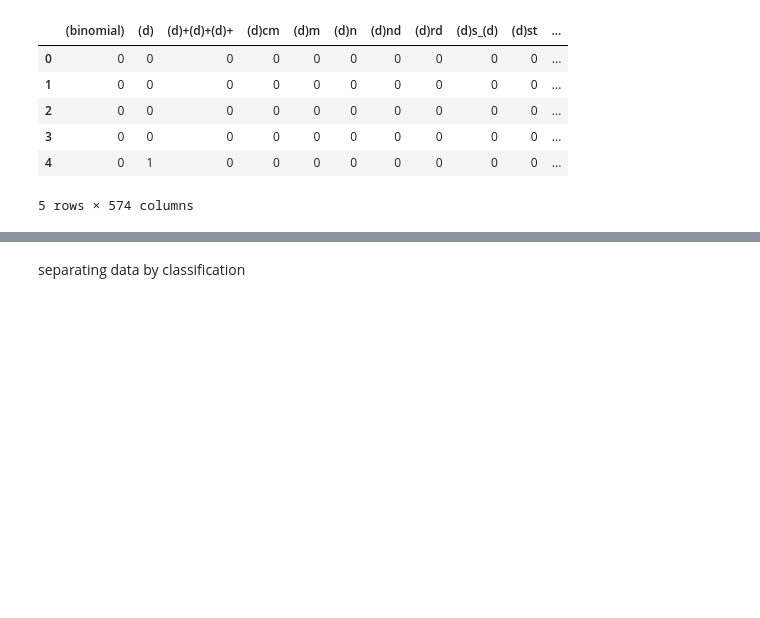
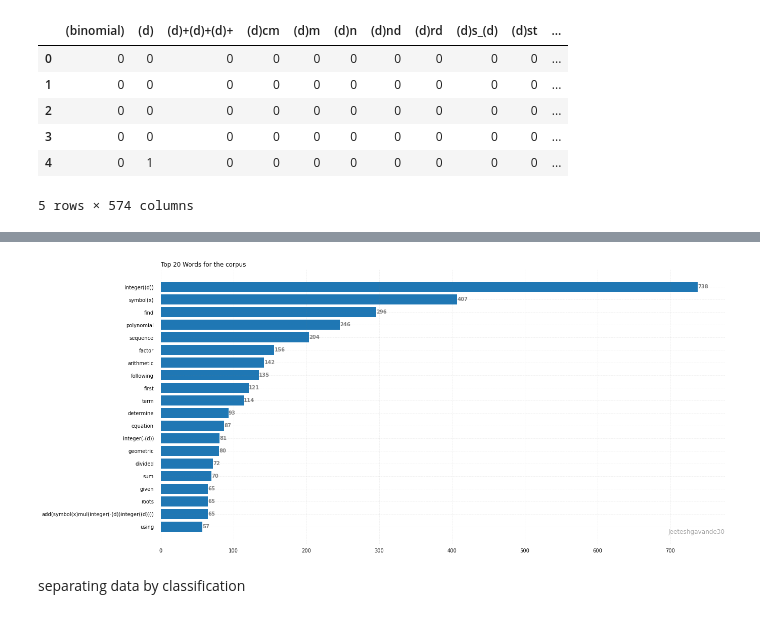
Before and after one commit to jmab-2000/RFA_Math_Topic_Detector, a Jupyter notebook: EDA V2.ipynb, the cells around one changed output, grey strips where cells are left out. Cells and saved outputs as stored; diff of their text form; code cells hidden in the pictures; blank space fills up the shorter version.

```diff
--- a/EDA V2.ipynb
+++ b/EDA V2.ipynb
@@ -16,0 +30,6 @@ data.head()
+# %%
+data_table = pd.DataFrame(data.sum(), columns=['count'])
+data_table = data_table.drop(index = ['ML_class'])
+print("Top 20 Most Occuring Words")
+dd_top20 = data_table.sort_values(by =['count'], axis=0, ascending=False).head(20)
+dd_top20
@@ -17,3 +55,55 @@ data.head()
+# %%
+from matplotlib import pyplot as plt
+height = 10
+fig, ax = plt.subplots(figsize =(20, height))
+topic = 'the corpus'
+title = 'Top 20 Words for ' + topic
+
+name = dd_top20.index.values
+price = dd_top20['count'].to_list()
+# Horizontal Bar Plot
+ax.barh(name, price)
+
+# Remove axes splines
+for s in ['top', 'bottom', 'left', 'right']:
+    ax.spines[s].set_visible(False)
+
+# Remove x, y Ticks
+ax.xaxis.set_ticks_position('none')
+ax.yaxis.set_ticks_position('none')
+
+# Add padding between axes and labels
+ax.xaxis.set_tick_params(pad = 5)
+ax.yaxis.set_tick_params(pad = 10)
+
+# Add x, y gridlines
+ax.grid(b = True, color ='grey',
+        linestyle ='-.', linewidth = 0.5,
+        alpha = 0.2)
+
+# Show top values
+ax.invert_yaxis()
+
+# Add annotation to bars
+for i in ax.patches:
+    plt.text(i.get_width()+0.2, i.get_y()+0.5,
+             str(round((i.get_width()), 2)),
+             fontsize = 10, fontweight ='bold',
+             color ='grey')
+
+# Add Plot Title
+ax.set_title(title,
+             loc ='left', )
+
+# Add Text watermark
+fig.text(0.9, 0.15, 'Jeeteshgavande30', fontsize = 12,
+         color ='grey', ha ='right', va ='bottom',
+         alpha = 0.7)
+
+# Show Plot
+plt.show()
+# %% [output]
+[figure, added]
 # %% [markdown]
 separating data by classification
 # %%
```
Also changed, not shown: parts of 19 cells of this notebook, 10 other files.
